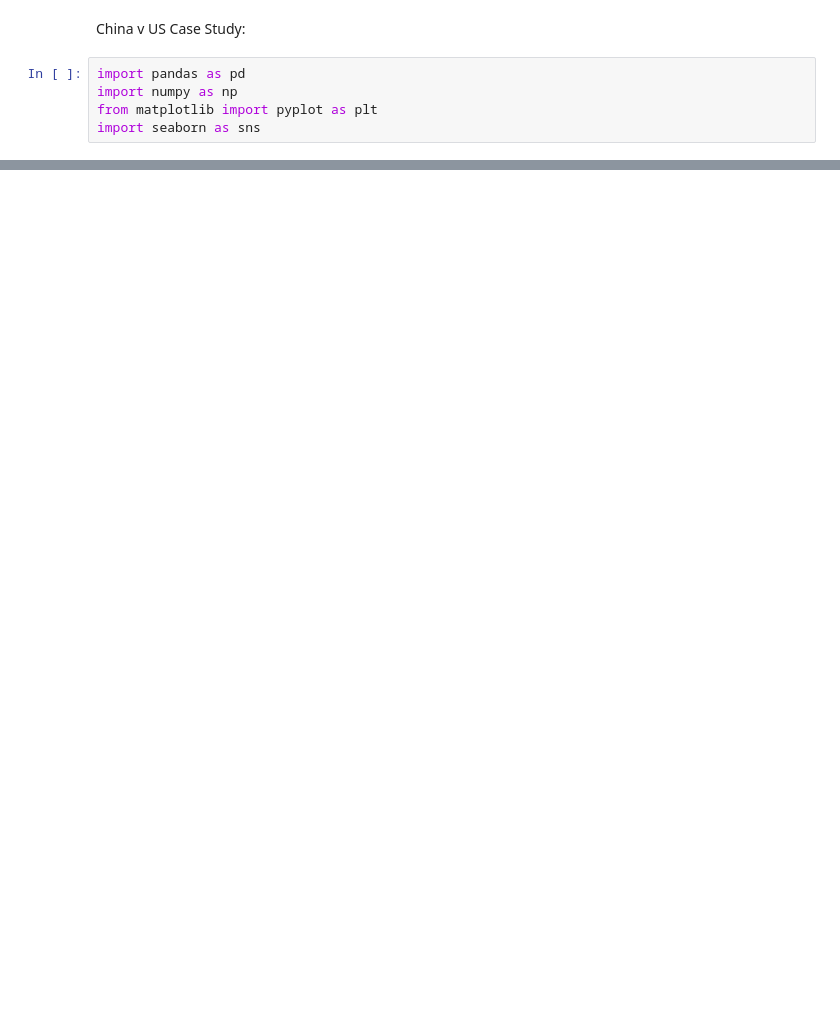
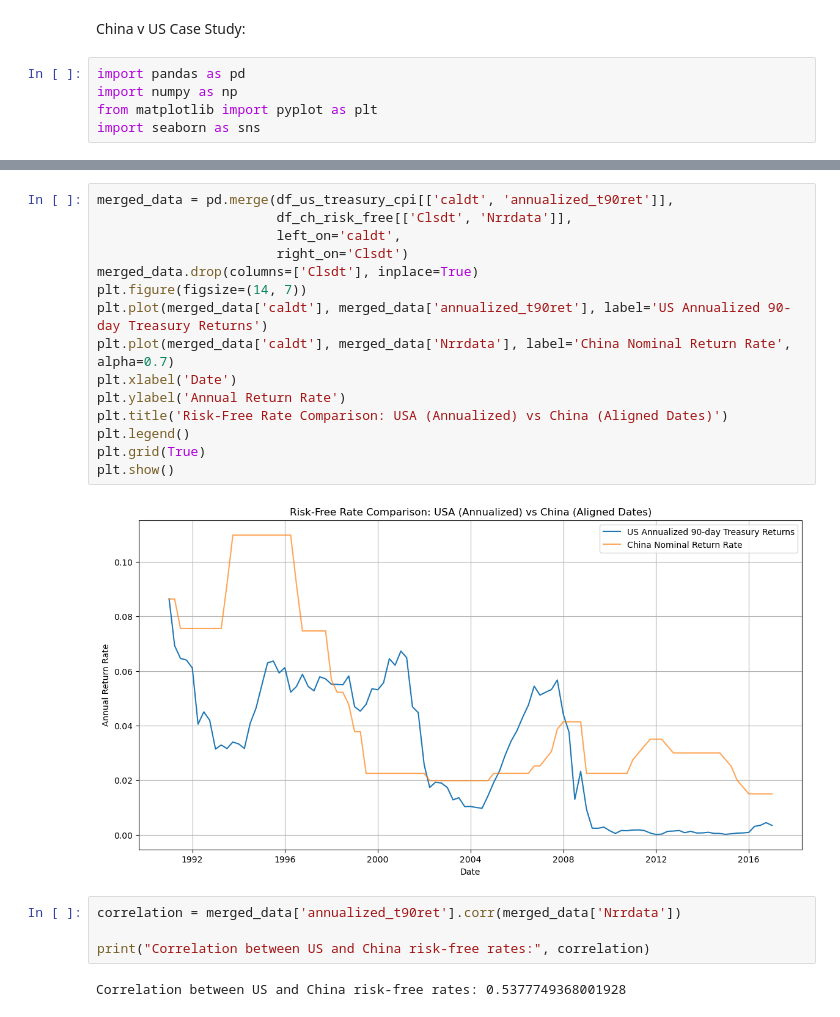
Before and after one commit to rishabh-mandayam/metric_building, a Jupyter notebook: initial_notebook.ipynb, the cells around one changed output, grey strips where cells are left out. Drawn from its saved outputs; the diff is of its cells as text; blank space fills up the shorter version.

```diff
--- a/initial_notebook.ipynb
+++ b/initial_notebook.ipynb
@@ -45,0 +89,23 @@ df_ch_risk_free
+# %%
+merged_data = pd.merge(df_us_treasury_cpi[['caldt', 'annualized_t90ret']],
+                       df_ch_risk_free[['Clsdt', 'Nrrdata']],
+                       left_on='caldt',
+                       right_on='Clsdt')
+merged_data.drop(columns=['Clsdt'], inplace=True)
+plt.figure(figsize=(14, 7))
+plt.plot(merged_data['caldt'], merged_data['annualized_t90ret'], label='US Annualized 90-day Treasury Returns')
+plt.plot(merged_data['caldt'], merged_data['Nrrdata'], label='China Nominal Return Rate', alpha=0.7)
+plt.xlabel('Date')
+plt.ylabel('Annual Return Rate')
+plt.title('Risk-Free Rate Comparison: USA (Annualized) vs China (Aligned Dates)')
+plt.legend()
+plt.grid(True)
+plt.show()
+# %% [output]
+[figure, added]
+# %%
+correlation = merged_data['annualized_t90ret'].corr(merged_data['Nrrdata'])
+
+print("Correlation between US and China risk-free rates:", correlation)
+# %% [output]
+Correlation between US and China risk-free rates: 0.5377749368001928
```
Also changed, not shown: parts of 6 cells of this notebook.
